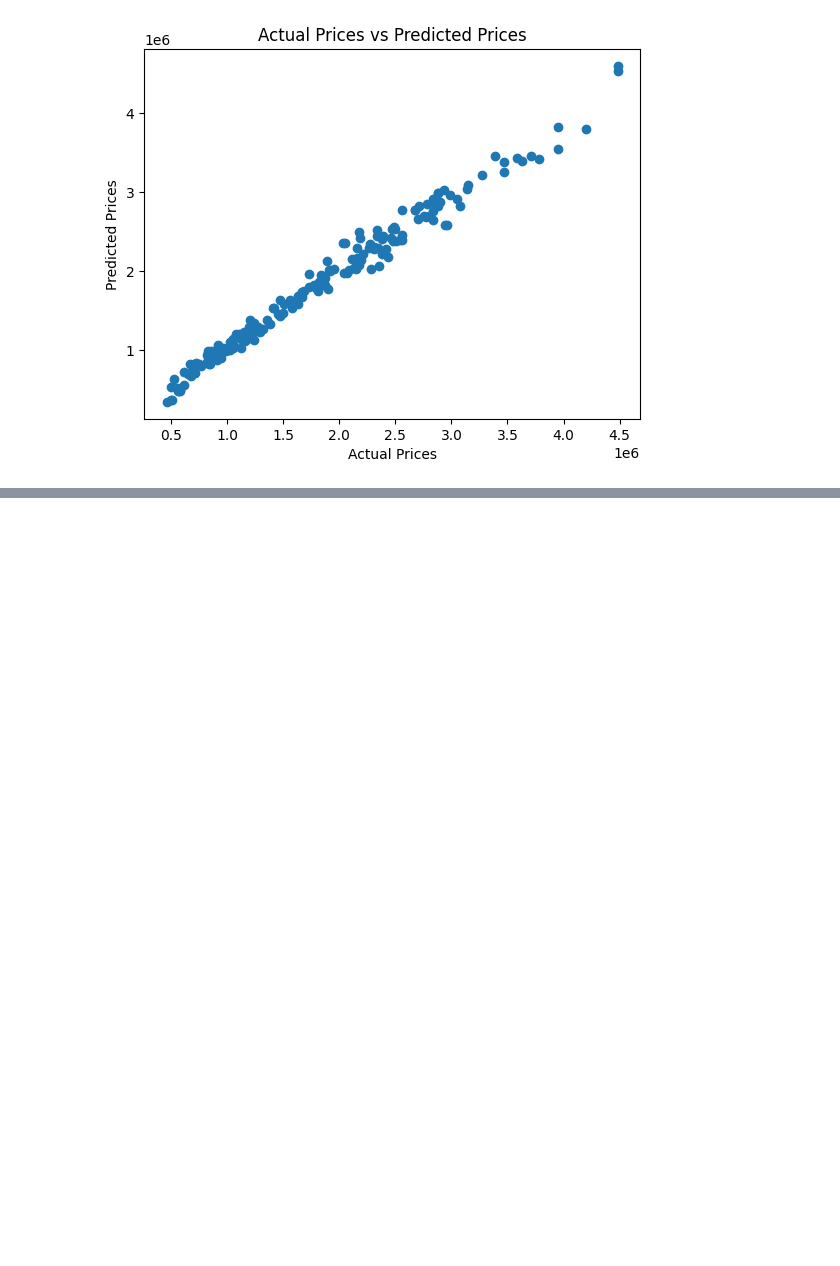
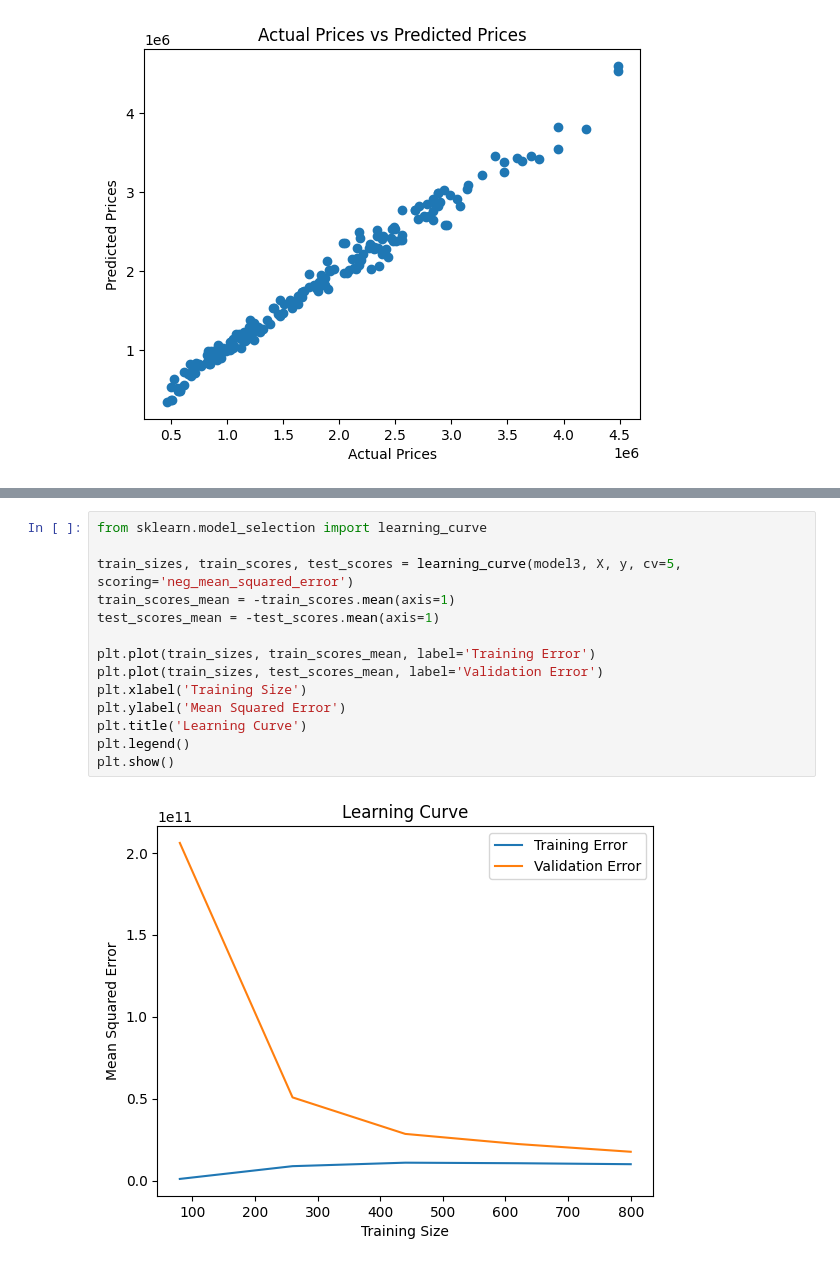
Before and after one commit to animesh7780/Python, a Jupyter notebook: Machine Learning/Projects/London House Prediction/model.ipynb, the cells around one changed output, grey strips where cells are left out. Drawn from its saved outputs; the diff is of its cells as text; blank space fills up the shorter version.

```diff
--- a/Machine Learning/Projects/London House Prediction/model.ipynb
+++ b/Machine Learning/Projects/London House Prediction/model.ipynb
@@ -189,0 +201,16 @@ plt.show()
+# %%
+from sklearn.model_selection import learning_curve
+
+train_sizes, train_scores, test_scores = learning_curve(model3, X, y, cv=5, scoring='neg_mean_squared_error')
+train_scores_mean = -train_scores.mean(axis=1)
+test_scores_mean = -test_scores.mean(axis=1)
+
+plt.plot(train_sizes, train_scores_mean, label='Training Error')
+plt.plot(train_sizes, test_scores_mean, label='Validation Error')
+plt.xlabel('Training Size')
+plt.ylabel('Mean Squared Error')
+plt.title('Learning Curve')
+plt.legend()
+plt.show()
+# %% [output]
+[figure, added]
```
Also changed, not shown: parts of 2 cells of this notebook.
